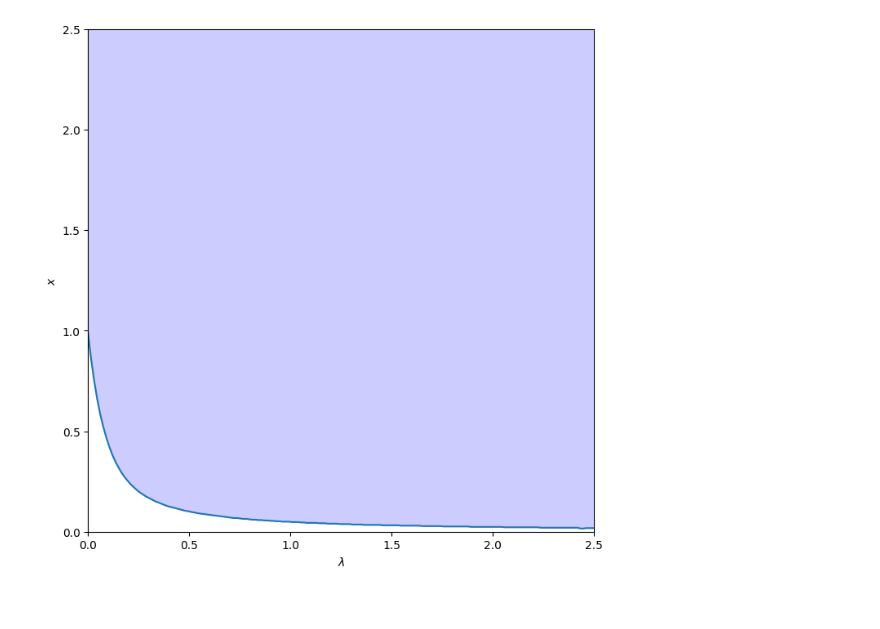
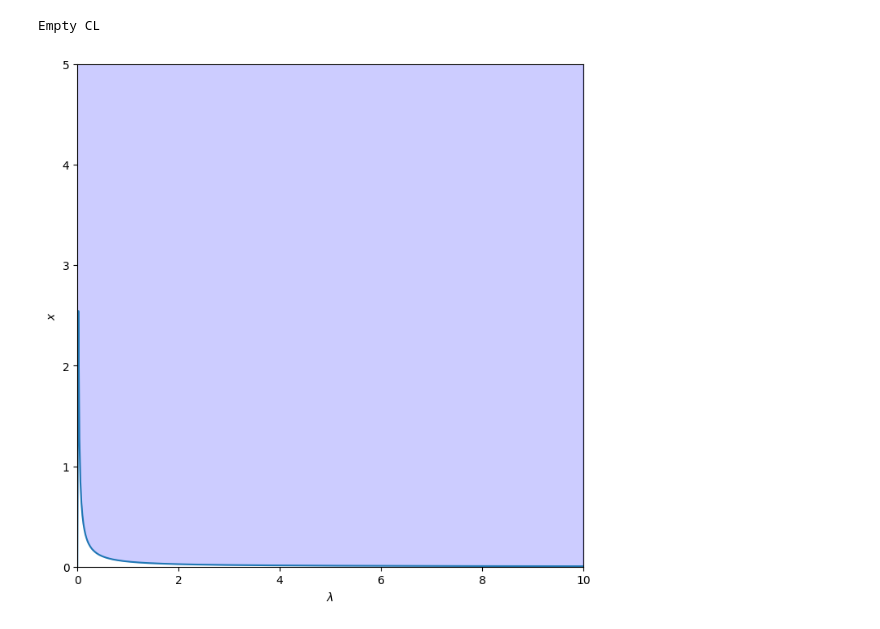
Before and after one commit to f-terzuoli/StatisticsSiena23, a Jupyter notebook: Expo_ConfidenceIntervals.ipynb, the cells around one changed output. Drawn from its saved outputs; the diff is of its cells as text; code cells hidden in the pictures.

```diff
--- a/Expo_ConfidenceIntervals.ipynb
+++ b/Expo_ConfidenceIntervals.ipynb
@@ -14,18 +17,21 @@ from pylab import figure, cm
 # %%
 lambda_sim = 1
-x = np.linspace(0, 20, 10000)
-l = np.linspace(0.0001,15.0001,1000)
-
+x = np.logspace(-40, 13, num=20000, base=np.e/2)
+x_lin = np.linspace(0.0001,50,1000)
+l = np.linspace(0.0001,10.0001,500)
 x_1, l_1 = np.meshgrid(x, l)
+l_2, x_2 = np.meshgrid(l, x)
 
 pdf = lambda_sim*np.exp(-x*lambda_sim)
 pdf_lambda = l_1*np.exp(-x_1*l_1)
+like_2D = l_2*np.exp(-x_2*l_2)
 
-cdf_lambda = np.empty([len(l),len(x)], float)
+cdf_lambda = np.empty([len(l),len(x)], np.double)
+cdf_lambda_lin = np.empty([len(l),len(x_lin)], np.double)
 
 for slices in l_1:
-    cdf_lambda[np.where(l_1 == slices)[0][0], :] = np.cumsum(pdf_lambda[np.where(l_1 == slices)[0][0], :])
-    cdf_lambda[np.where(l_1 == slices)[0][0], :] = cdf_lambda[np.where(l_1 == slices)[0][0], :]/cdf_lambda[np.where(l_1 == slices)[0][0], -1]
+    cdf_lambda[np.where(l_1 == slices)[0][0], :] = integrate.cumtrapz(pdf_lambda[np.where(l_1 == slices)[0][0], :], x, initial=0)
+    cdf_lambda_lin[np.where(l_1 == slices)[0][0], :] = np.interp(x_lin, x, cdf_lambda[np.where(l_1 == slices)[0][0], :])
 
 plt.figure(figsize=(8, 10))
 plt.subplot(2, 1, 1)
@@ -37,8 +43,9 @@ plt.plot(x, pdf)
 
 plt.subplot(2, 1, 2)
 plt.xlabel("$x$")
-plt.ylabel("cdf($\lambda$)")
-plt.imshow(cdf_lambda,extent=[np.min(x_1),np.max(x_1),np.min(l_1),np.max(l_1)], cmap=cm.jet, origin='lower')
+plt.ylabel("$\lambda$")
+plt.title("cdf($\lambda$)")
+plt.imshow(cdf_lambda_lin,extent=[np.min(x_lin),np.max(x_lin),np.min(l),np.max(l)], cmap=cm.jet, origin='lower')
 plt.colorbar()
 plt.show()
 # %% [output]
@@ -80,35 +98,45 @@ plt.show()
 # %%
 CL = 95/100 #95%
+accuracy_level1 = 0.00005 #(CL ± 0.005)%
+accuracy_level2 = 0.0002  #(CL ± 0.020)%
+accuracy_level3 = 0.001   #(CL ± 0.100)%
 
-def getIncOrdCL(lamb, CL):
+def getIncOrdCL(par, CL):
     xmin = np.empty([len(l)], float)
-    for slices in lamb:
+    for slices in par:
+        current_parpos = np.where(par == slices)[0][0]
         try:
-            xpos = np.where(np.abs(cdf_lambda[np.where(lamb == slices)[0][0], :] - (1 - CL)) < 0.0005)[0][0]
+            xpos = np.where(np.abs(cdf_lambda[current_parpos, :] - (1 - CL)) < accuracy_level1)[0][0]
+            xmin[current_parpos] = x[xpos]
         except:
             try:
-                xpos = np.where(np.abs(cdf_lambda[np.where(lamb == slices)[0][0], :] - (1 - CL)) < 0.002)[0][0]
+                xpos = np.where(np.abs(cdf_lambda[current_parpos, :] - (1 - CL)) < accuracy_level2)[0][0]
+                xmin[current_parpos] = x[xpos]
             except:
-                xpos = np.where(np.abs(cdf_lambda[np.where(lamb == slices)[0][0], :] - (1 - CL)) < 0.01)[0][0]
-        xmin[np.where(lamb == slices)[0][0]] = x[xpos]
+                try:
+                    xpos = np.where(np.abs(cdf_lambda[current_parpos, :] - (1 - CL)) < accuracy_level3)[0][0]
+                    xmin[current_parpos] = x[xpos]
+                except:
+                    print('Empty CL')
     return xmin
 
-x_min = getIncOrdCL(l_1, CL)
+x_min_lower = getIncOrdCL(l_1, CL)
 
 plt.figure(figsize=(8, 8))
 plt.xlabel("$\lambda$")
 plt.ylabel("$x$")
-plt.xlim(0, 2.5)
-plt.ylim(0, 2.5)
-plt.plot(l, x_min)
+plt.xlim(0, np.max(l))
+plt.ylim(0, 5)
+plt.plot(l, x_min_lower)
 
 plt.fill_between(
         x = l,
-        y1 = x_min,
+        y1 = x_min_lower,
         y2 = np.max(x),
         color = "b",
         alpha = 0.2)
 
 plt.show()
 # %% [output]
+Empty CL
-[figure, old version]
+[figure, new version]
```
Also changed, not shown: parts of 16 cells of this notebook.
